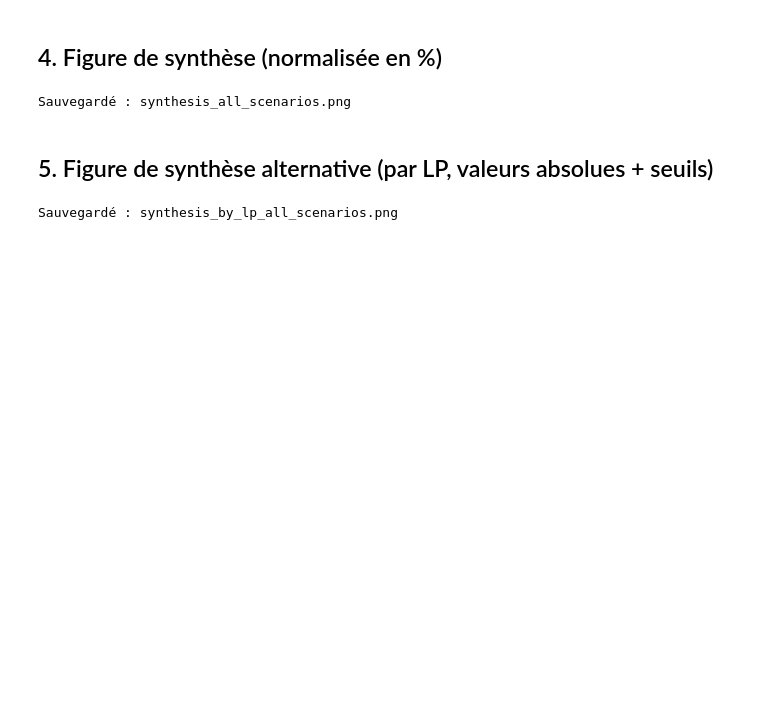
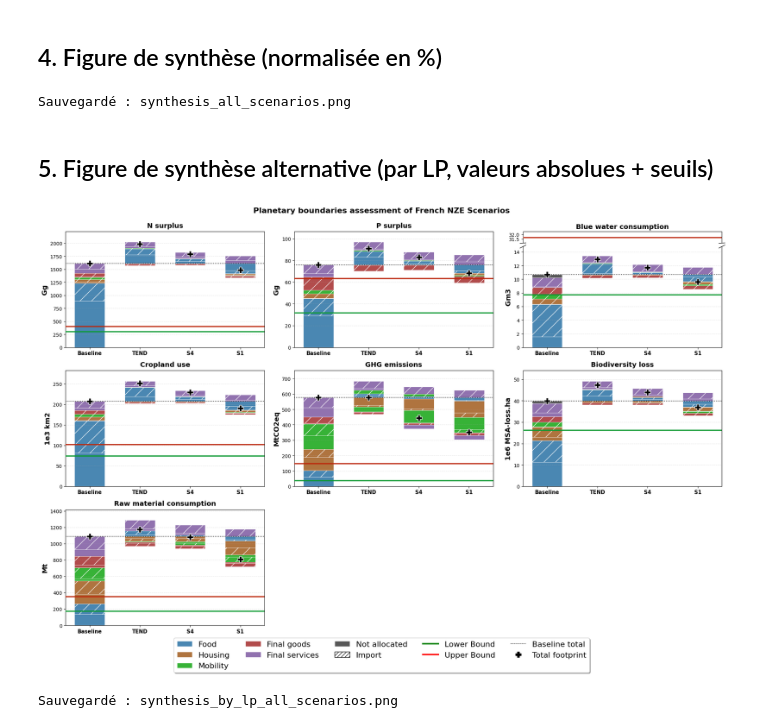
Before and after one commit to Arnaud-destarac/PlaneFR, a Jupyter notebook: notebooks/Synthèse multi-scénarios.ipynb, the cells around one changed output. Cells and saved outputs as stored; diff of their text form; code cells hidden in the pictures; blank space fills up the shorter version.

```diff
--- a/notebooks/Synthèse multi-scénarios.ipynb
+++ b/notebooks/Synthèse multi-scénarios.ipynb
@@ -130,12 +145,15 @@ Sauvegardé : synthesis_all_scenarios.png
 ## 5. Figure de synthèse alternative (par LP, valeurs absolues + seuils)
 # %%
 fig_by_lp, _ = create_synthesis_figure_by_lp(all_scenarios_data, seuils_df, all_subprocess_to_lp,
-                                             scenario_names, dls_df, group_by_category=False, show_pba=True, show_dls=False,
+                                             scenario_names, dls_df, group_by_category=True, show_pba=False, show_dls=False,
+                                             show_values = False, show_thresholds=True,
+                                             show_variation_bars = True,
                                              sharing_principle = "Equality 2100", pop_df = pop_df)
 
 output_path = config.FIGURES_DIR / "synthesis_by_lp_all_scenarios.png"
 fig_by_lp.savefig(output_path, dpi=300, bbox_inches="tight")
-plt.close(fig_by_lp)
+plt.show(fig_by_lp)
 print(f"Sauvegardé : {output_path.name}")
 # %% [output]
+[figure, added]
 Sauvegardé : synthesis_by_lp_all_scenarios.png
```
Also changed, not shown: parts of 4 cells of this notebook, 3 other files.
